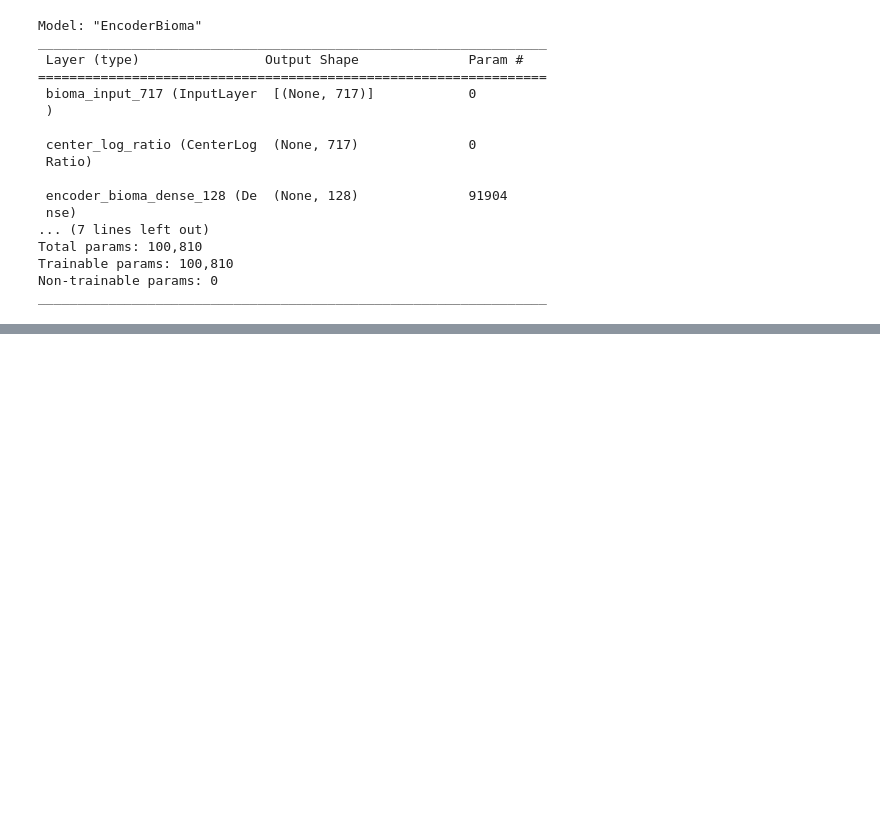
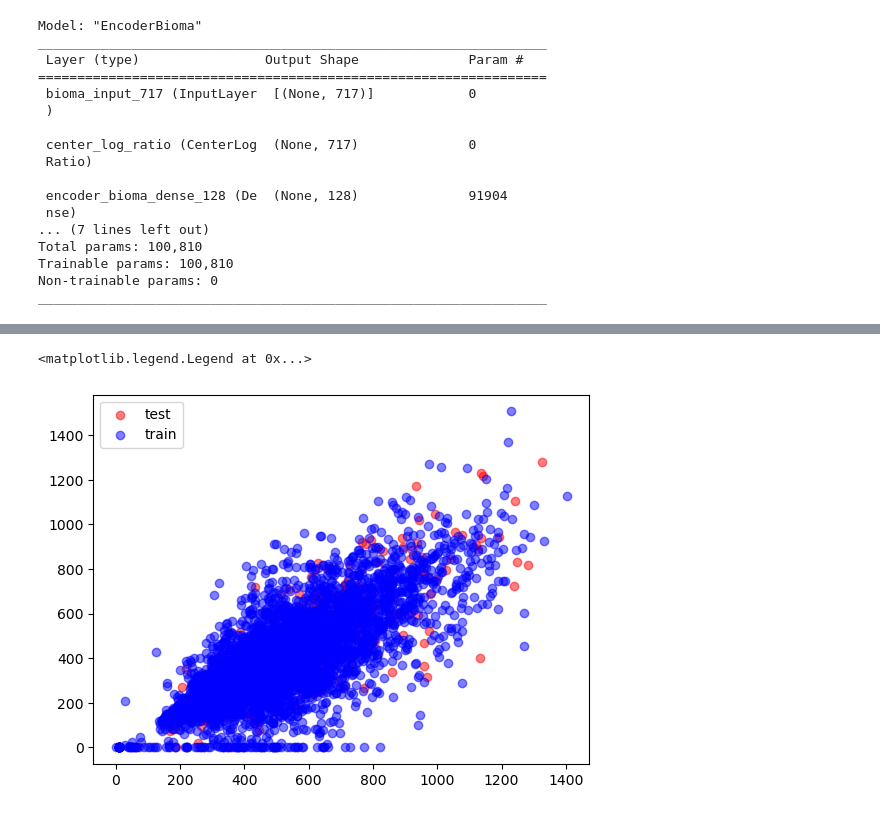
Before and after one commit to USDA-ARS-GBRU/meta_ML, a Jupyter notebook: Lei_autoencoder.ipynb, the cells around one changed output, grey strips where cells are left out. Drawn from its saved outputs; the diff is of its cells as text; code cells hidden in the pictures; blank space fills up the shorter version.

```diff
--- a/Lei_autoencoder.ipynb
+++ b/Lei_autoencoder.ipynb
@@ -200,0 +151,3 @@ Epoch 50/50
+# %%
+predicted_test = model.layers[1].predict(X_test)
+predicted_train = model.layers[1].predict(X_train)
@@ -200,0 +157,7 @@ Epoch 50/50
+# %%
+plt.scatter(predicted_test[:,2],predicted_test[:,0],color='r', alpha=0.5)
+plt.scatter(predicted_train[:,2],predicted_train[:,0],color='b', alpha=0.5)
+plt.legend(["test","train"])
+# %% [output]
+<matplotlib.legend.Legend at 0x...>
+[figure, added]
```
Also changed, not shown: parts of 11 cells of this notebook.
